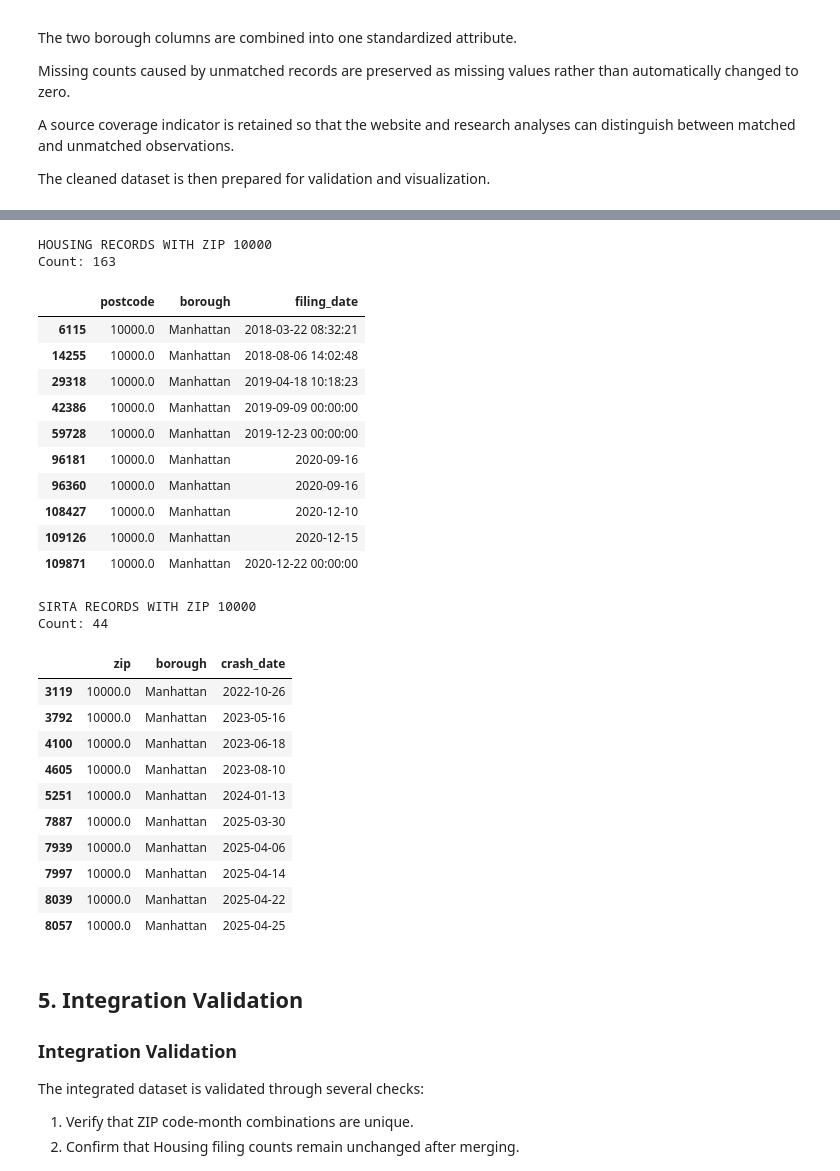
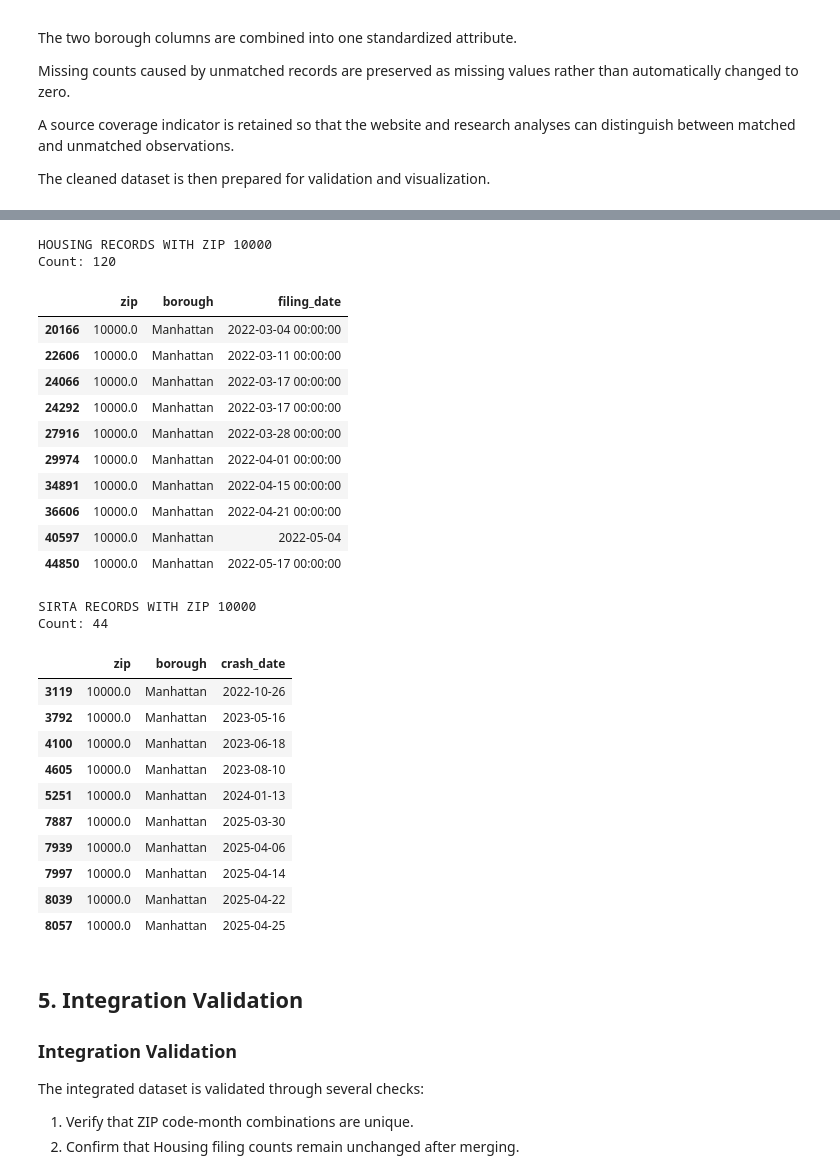
Before and after one commit to emilysalama/nyc-housing-safety, a Jupyter notebook: notebooks/Member3_Integration.ipynb, the cells around one changed output, grey strips where cells are left out. Cells and saved outputs as stored; diff of their text form; code cells hidden in the pictures.

```diff
--- a/notebooks/Member3_Integration.ipynb
+++ b/notebooks/Member3_Integration.ipynb
@@ -12,15 +12,29 @@ print("Libraries imported successfully!")
 Libraries imported successfully!
 # %%
 import pandas as pd
+from pathlib import Path
 
-# Load files already uploaded to Colab
+# Final cleaned datasets
+housing_path = Path("/content/housing_clean .csv")
+crash_path = Path("/content/crash_clean.csv")
+
+if not housing_path.exists():
+    raise FileNotFoundError(
+        "Upload Member 1's final housing_clean.csv to Colab."
+    )
+
+if not crash_path.exists():
+    raise FileNotFoundError(
+        "Upload Member 2's final crash_clean.csv to Colab."
+    )
+
 housing = pd.read_csv(
-    "/content/housing_clean (2).csv",
+    housing_path,
     low_memory=False
 )
 
 transport = pd.read_csv(
-    "/content/crash_clean_prelim (1).csv",
+    crash_path,
     low_memory=False
 )
 
@@ -34,6 +48,6 @@ print("Shape:", transport.shape)
 print("Columns:", transport.columns.tolist())
 display(transport.head())
 
-print("\nBoth datasets loaded successfully!")
+print("\nBoth FINAL datasets loaded successfully!")
 # %% [output]
 HOUSING DATASET
@@ -146,7 +160,7 @@ SIRTA COLUMNS
 # %%
 # Integration columns confirmed from the cleaned datasets
 
-housing_zip = "postcode"
+housing_zip = "zip"
 housing_date = "filing_date"
 housing_borough = "borough"
 
@@ -804,46 +818,46 @@ BOROUGH CONFLICTS
 # Investigate suspicious ZIP code 10000
 
 suspect_zip = "10000"
 
 housing_suspect = housing_df[
     housing_df["zip_code"] == suspect_zip
 ]
 
 transport_suspect = transport_df[
     transport_df["zip_code"] == suspect_zip
 ]
 
 print("HOUSING RECORDS WITH ZIP 10000")
 print("Count:", len(housing_suspect))
 
 display(
     housing_suspect[
-        ["postcode", "borough", "filing_date"]
+        ["zip", "borough", "filing_date"]
     ].head(10)
 )
 
 print("\nSIRTA RECORDS WITH ZIP 10000")
 print("Count:", len(transport_suspect))
 
 display(
     transport_suspect[
         ["zip", "borough", "crash_date"]
     ].head(10)
 )
 # %% [output]
 HOUSING RECORDS WITH ZIP 10000
-Count: 163
+Count: 120
-|  | postcode | borough | filing_date |
-| 6115 | 10000.0 | Manhattan | 2018-03-22 08:32:21 |
-| 14255 | 10000.0 | Manhattan | 2018-08-06 14:02:48 |
-| 29318 | 10000.0 | Manhattan | 2019-04-18 10:18:23 |
-| 42386 | 10000.0 | Manhattan | 2019-09-09 00:00:00 |
-| 59728 | 10000.0 | Manhattan | 2019-12-23 00:00:00 |
-| 96181 | 10000.0 | Manhattan | 2020-09-16 |
-| 96360 | 10000.0 | Manhattan | 2020-09-16 |
-| 108427 | 10000.0 | Manhattan | 2020-12-10 |
-| 109126 | 10000.0 | Manhattan | 2020-12-15 |
-| 109871 | 10000.0 | Manhattan | 2020-12-22 00:00:00 |
+|  | zip | borough | filing_date |
+| 20166 | 10000.0 | Manhattan | 2022-03-04 00:00:00 |
+| 22606 | 10000.0 | Manhattan | 2022-03-11 00:00:00 |
+| 24066 | 10000.0 | Manhattan | 2022-03-17 00:00:00 |
+| 24292 | 10000.0 | Manhattan | 2022-03-17 00:00:00 |
+| 27916 | 10000.0 | Manhattan | 2022-03-28 00:00:00 |
+| 29974 | 10000.0 | Manhattan | 2022-04-01 00:00:00 |
+| 34891 | 10000.0 | Manhattan | 2022-04-15 00:00:00 |
+| 36606 | 10000.0 | Manhattan | 2022-04-21 00:00:00 |
+| 40597 | 10000.0 | Manhattan | 2022-05-04 |
+| 44850 | 10000.0 | Manhattan | 2022-05-17 00:00:00 |
 SIRTA RECORDS WITH ZIP 10000
 Count: 44
 |  | zip | borough | crash_date |
```
Also changed, not shown: parts of 34 cells of this notebook.
